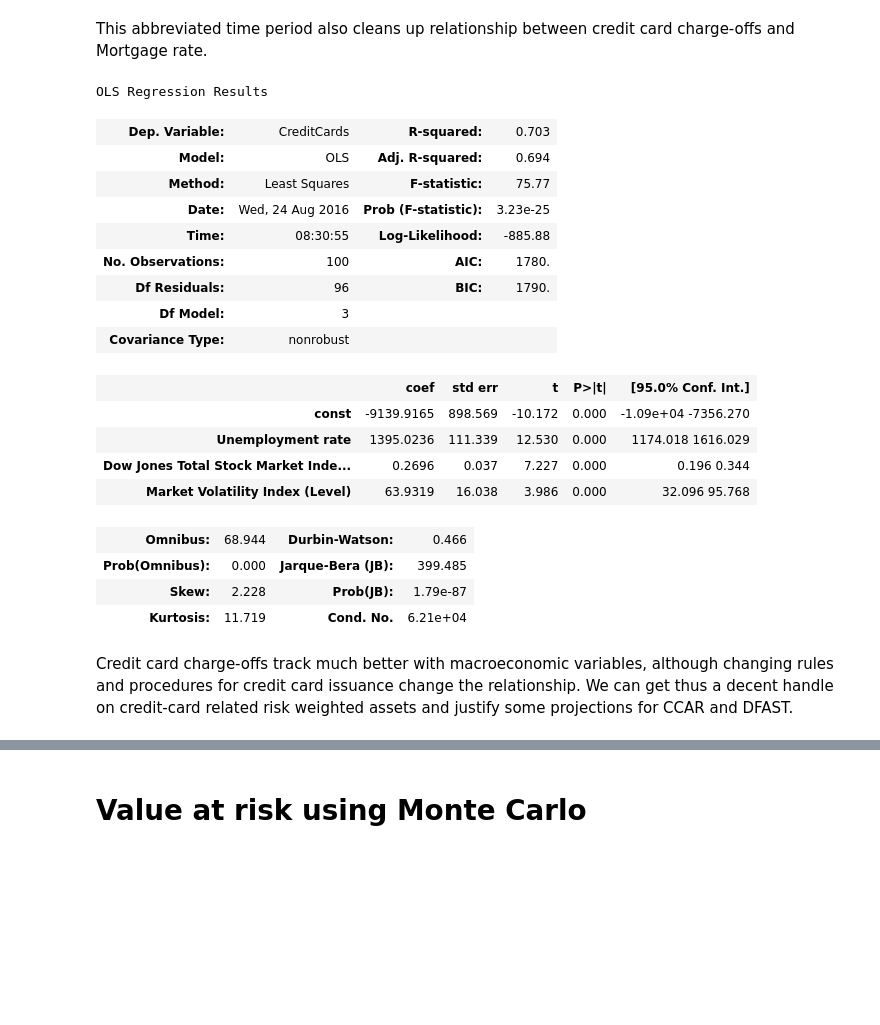
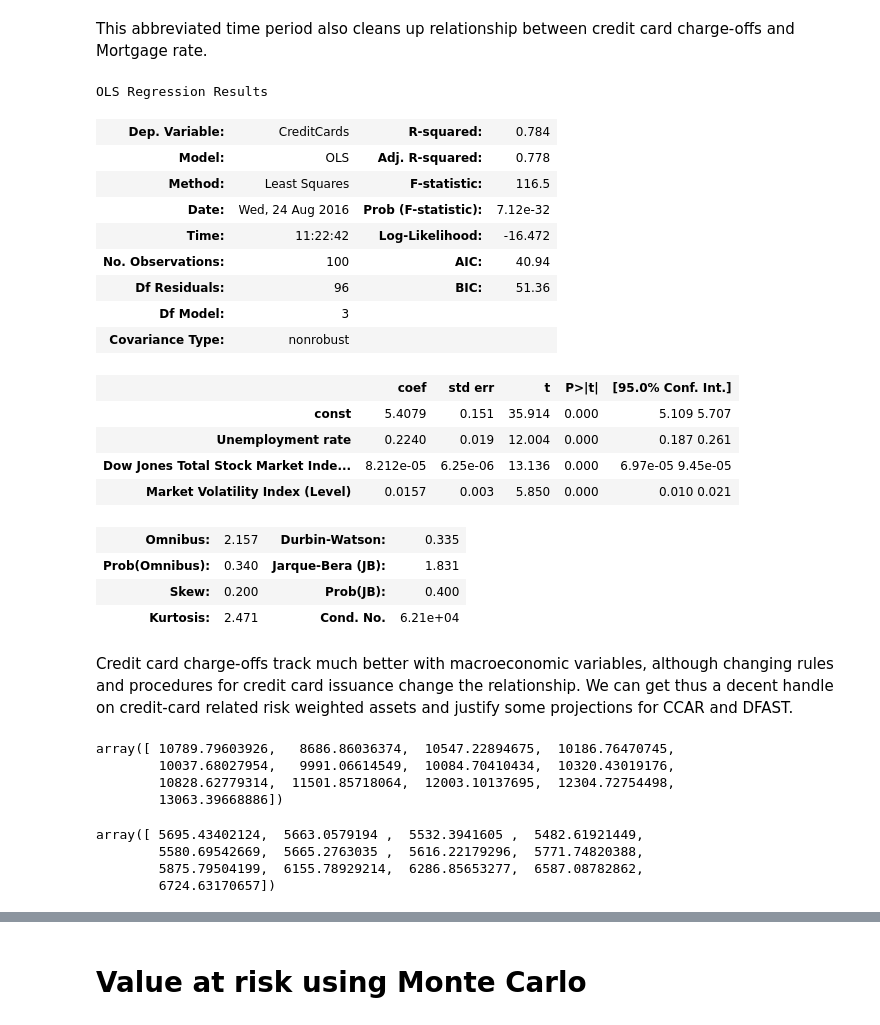
Before and after one commit to kaitai/stress-testing-with-jupyter, a Jupyter notebook: Playing with financial data and Python 3.ipynb, the cells around one changed output, grey strips where cells are left out. Cells and saved outputs as stored; diff of their text form; code cells hidden in the pictures; blank space fills up the shorter version.

```diff
--- a/Playing with financial data and Python 3.ipynb
+++ b/Playing with financial data and Python 3.ipynb
@@ -552,31 +560,63 @@ This abbreviated time period also cleans up relationship between credit card cha
 # %%
 # I'm fitting a linear regression by picking "relatively independent" variables as inputs
 # (hiding the experimentation from the current viewer)
 X = charge_offs[['Unemployment rate',  'Dow Jones Total Stock Market Index (Level)', 'Market Volatility Index (Level)']]
-y = charge_offs['CreditCards']
+y = np.log(charge_offs['CreditCards'])
 X = sm.add_constant(X)
-est = sm.OLS(y, X).fit()
-
+estmod = sm.OLS(y, X)
+est=estmod.fit()
 est.summary()
 # %% [output]
 OLS Regression Results
-| Dep. Variable: | CreditCards | R-squared: | 0.703 |
-| Model: | OLS | Adj. R-squared: | 0.694 |
-| Method: | Least Squares | F-statistic: | 75.77 |
-| Date: | Wed, 24 Aug 2016 | Prob (F-statistic): | 3.23e-25 |
-| Time: | 08:30:55 | Log-Likelihood: | -885.88 |
-| No. Observations: | 100 | AIC: | 1780. |
-| Df Residuals: | 96 | BIC: | 1790. |
+| Dep. Variable: | CreditCards | R-squared: | 0.784 |
+| Model: | OLS | Adj. R-squared: | 0.778 |
+| Method: | Least Squares | F-statistic: | 116.5 |
+| Date: | Wed, 24 Aug 2016 | Prob (F-statistic): | 7.12e-32 |
+| Time: | 11:22:42 | Log-Likelihood: | -16.472 |
+| No. Observations: | 100 | AIC: | 40.94 |
+| Df Residuals: | 96 | BIC: | 51.36 |
 | Df Model: | 3 |  |  |
 | Covariance Type: | nonrobust |  |  |
 |  | coef | std err | t | P>|t| | [95.0% Conf. Int.] |
-| const | -9139.9165 | 898.569 | -10.172 | 0.000 | -1.09e+04 -7356.270 |
-| Unemployment rate | 1395.0236 | 111.339 | 12.530 | 0.000 | 1174.018 1616.029 |
-| Dow Jones Total Stock Market Inde... | 0.2696 | 0.037 | 7.227 | 0.000 | 0.196 0.344 |
-| Market Volatility Index (Level) | 63.9319 | 16.038 | 3.986 | 0.000 | 32.096 95.768 |
+| const | 5.4079 | 0.151 | 35.914 | 0.000 | 5.109 5.707 |
+| Unemployment rate | 0.2240 | 0.019 | 12.004 | 0.000 | 0.187 0.261 |
+| Dow Jones Total Stock Market Inde... | 8.212e-05 | 6.25e-06 | 13.136 | 0.000 | 6.97e-05 9.45e-05 |
+| Market Volatility Index (Level) | 0.0157 | 0.003 | 5.850 | 0.000 | 0.010 0.021 |
-| Omnibus: | 68.944 | Durbin-Watson: | 0.466 |
-| Prob(Omnibus): | 0.000 | Jarque-Bera (JB): | 399.485 |
-| Skew: | 2.228 | Prob(JB): | 1.79e-87 |
-| Kurtosis: | 11.719 | Cond. No. | 6.21e+04 |
+| Omnibus: | 2.157 | Durbin-Watson: | 0.335 |
+| Prob(Omnibus): | 0.340 | Jarque-Bera (JB): | 1.831 |
+| Skew: | 0.200 | Prob(JB): | 0.400 |
+| Kurtosis: | 2.471 | Cond. No. | 6.21e+04 |
 # %% [markdown]
 Credit card charge-offs track much better with macroeconomic variables, although changing rules and procedures for credit card issuance change the relationship. We can get thus a decent handle on credit-card related risk weighted assets and justify some projections for CCAR and DFAST.
+# %%
+sev_ad_future = pd.read_csv('/Users/kaisa/Documents/FinancialMath/SummerSeminar2016/2016-macro-scenario-tables/SeverelyAdverseDomesticFuture.csv', date_parser=pd.Period)
+sev_ad_future.set_index('Date')
+new_x = sev_ad_future[['Unemployment rate',  'Dow Jones Total Stock Market Index (Level)', 'Market Volatility Index (Level)']]
+new_x = sm.add_constant(new_x) # add constants
+new_sev_ad_y = est.predict(new_x) # use our regression on the severely adverse future to predict charge-offs
+# remember that we fit this to the log of charge-offs, so we need to exponentiate
+np.exp(new_sev_ad_y)
+# %% [output]
+array([ 10789.79603926,   8686.86036374,  10547.22894675,  10186.76470745,
+        10037.68027954,   9991.06614549,  10084.70410434,  10320.43019176,
+        10828.62779314,  11501.85718064,  12003.10137695,  12304.72754498,
+        13063.39668886])
+# %%
+ad_future = pd.read_csv('/Users/kaisa/Documents/FinancialMath/SummerSeminar2016/2016-macro-scenario-tables/AdverseDomesticFuture.csv', date_parser=pd.Period)
+ad_future.set_index('Date')
+new_ad_x = ad_future[['Unemployment rate',  'Dow Jones Total Stock Market Index (Level)', 'Market Volatility Index (Level)']]
+new_ad_x = sm.add_constant(new_ad_x) # add constants
+new_ad_y = est.predict(new_ad_x) # use our regression on the adverse future to predict charge-offs
+# remember that we fit this to the log of charge-offs, so we need to exponentiate
+
+base_future = pd.read_csv('/Users/kaisa/Documents/FinancialMath/SummerSeminar2016/2016-macro-scenario-tables/BaselineDomesticFuture.csv', date_parser=pd.Period)
+base_future.set_index('Date')
+new_base_x = base_future[['Unemployment rate',  'Dow Jones Total Stock Market Index (Level)', 'Market Volatility Index (Level)']]
+new_base_x = sm.add_constant(new_base_x) # add constants
+new_base_y = est.predict(new_base_x) # use our regression on the adverse future to predict charge-offs
+# remember that we fit this to the log of charge-offs, so we need to exponentiate
+# %% [output]
+array([ 5695.43402124,  5663.0579194 ,  5532.3941605 ,  5482.61921449,
+        5580.69542669,  5665.2763035 ,  5616.22179296,  5771.74820388,
+        5875.79504199,  6155.78929214,  6286.85653277,  6587.08782862,
+        6724.63170657])
```
Also changed, not shown: parts of 12 cells of this notebook.
